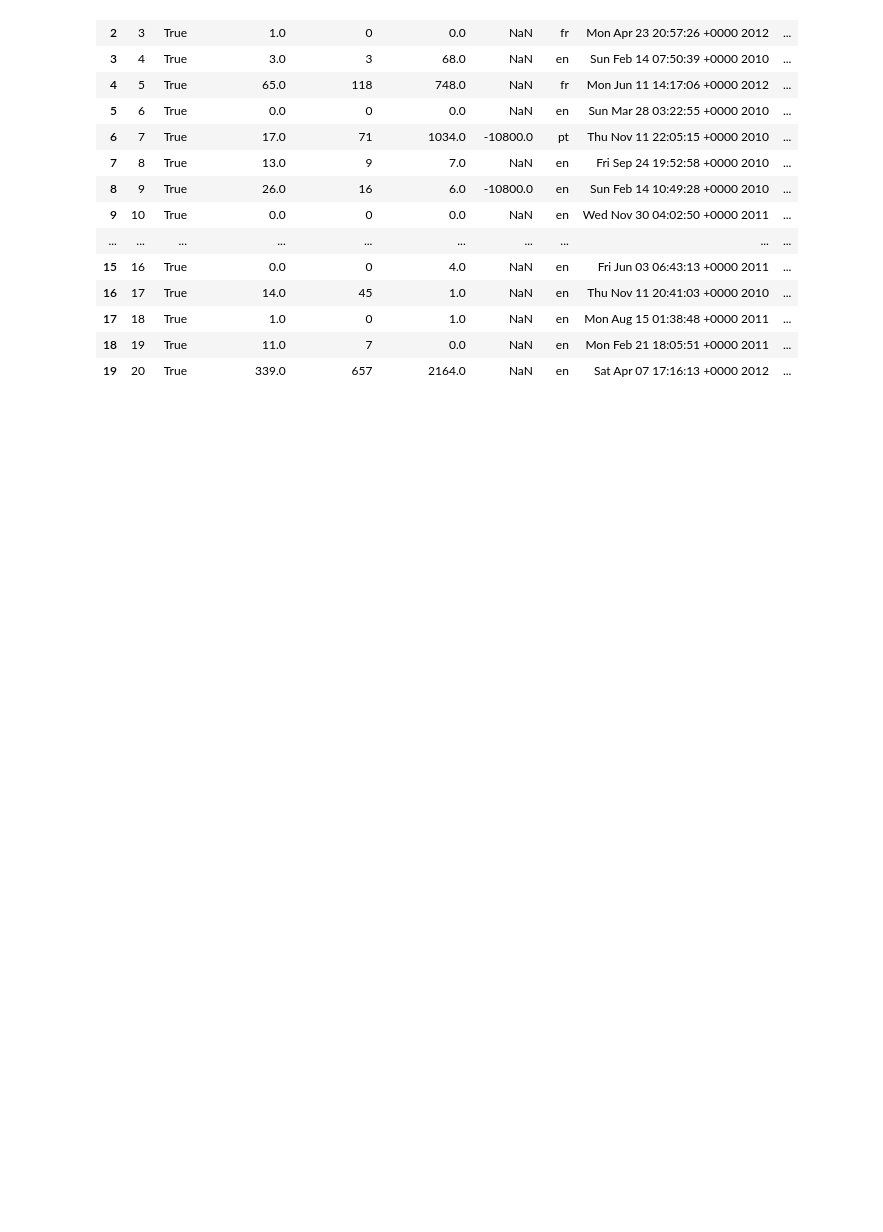
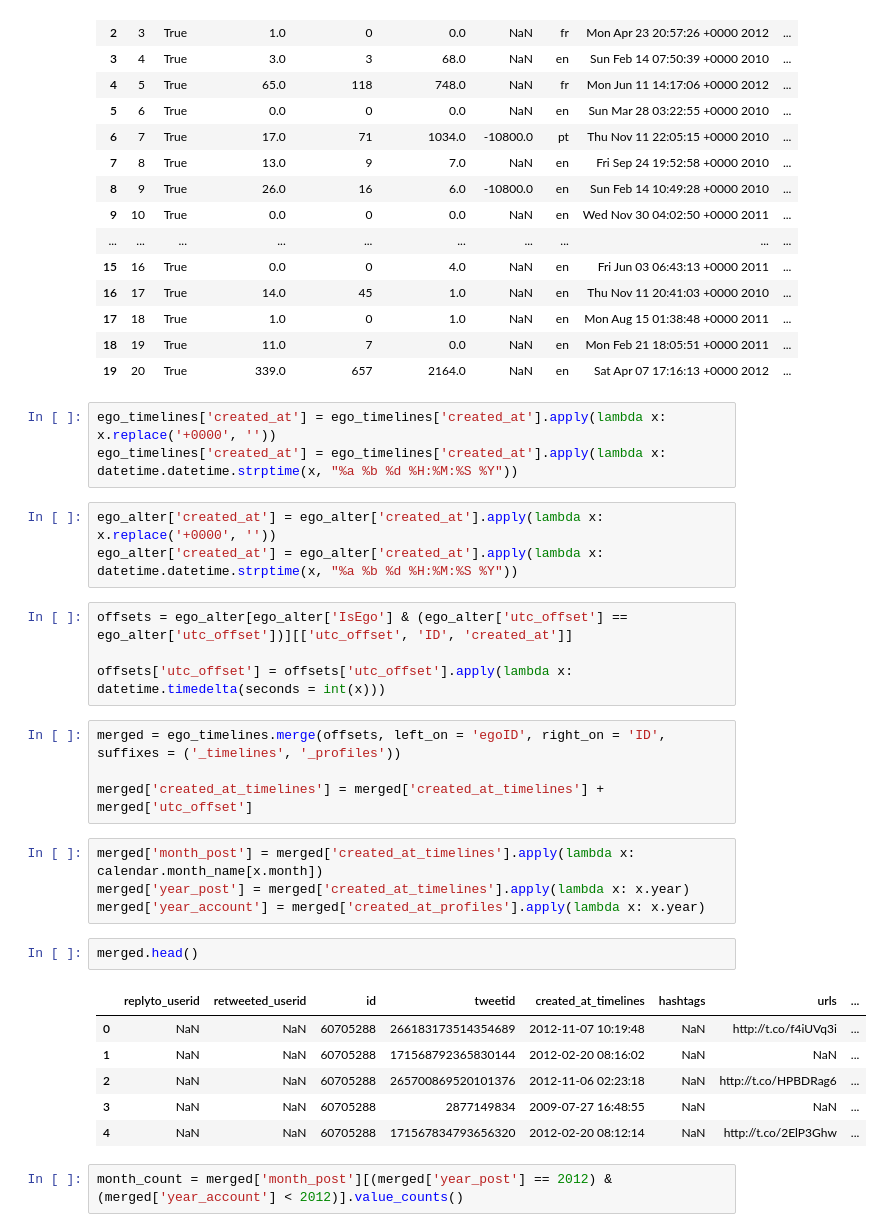
Before and after one commit to mathildeHermet/twitter_research_paper_extension, a Jupyter notebook: Untitled.ipynb, the cells around one changed output. Drawn from its saved outputs; the diff is of its cells as text; blank space fills up the shorter version.

Commit message:
Tweet per month

```diff
--- a/Untitled.ipynb
+++ b/Untitled.ipynb
@@ -70,3 +80,32 @@ ego_alter.head(20)
 | 17 | 18 | True | 1.0 | 0 | 1.0 | NaN | en | Mon Aug 15 01:38:48 +0000 2011 | ... |
 | 18 | 19 | True | 11.0 | 7 | 0.0 | NaN | en | Mon Feb 21 18:05:51 +0000 2011 | ... |
 | 19 | 20 | True | 339.0 | 657 | 2164.0 | NaN | en | Sat Apr 07 17:16:13 +0000 2012 | ... |
+# %%
+ego_timelines['created_at'] = ego_timelines['created_at'].apply(lambda x: x.replace('+0000', ''))
+ego_timelines['created_at'] = ego_timelines['created_at'].apply(lambda x: datetime.datetime.strptime(x, "%a %b %d %H:%M:%S %Y"))
+# %%
+ego_alter['created_at'] = ego_alter['created_at'].apply(lambda x: x.replace('+0000', ''))
+ego_alter['created_at'] = ego_alter['created_at'].apply(lambda x: datetime.datetime.strptime(x, "%a %b %d %H:%M:%S %Y"))
+# %%
+offsets = ego_alter[ego_alter['IsEgo'] & (ego_alter['utc_offset'] == ego_alter['utc_offset'])][['utc_offset', 'ID', 'created_at']]
+
+offsets['utc_offset'] = offsets['utc_offset'].apply(lambda x: datetime.timedelta(seconds = int(x)))
+# %%
+merged = ego_timelines.merge(offsets, left_on = 'egoID', right_on = 'ID', suffixes = ('_timelines', '_profiles'))
+
+merged['created_at_timelines'] = merged['created_at_timelines'] + merged['utc_offset']
+# %%
+merged['month_post'] = merged['created_at_timelines'].apply(lambda x: calendar.month_name[x.month])
+merged['year_post'] = merged['created_at_timelines'].apply(lambda x: x.year)
+merged['year_account'] = merged['created_at_profiles'].apply(lambda x: x.year)
+# %%
+merged.head()
+# %% [output]
+|  | replyto_userid | retweeted_userid | id | tweetid | created_at_timelines | hashtags | urls | ... |
+| 0 | NaN | NaN | 60705288 | 266183173514354689 | 2012-11-07 10:19:48 | NaN | http://t.co/f4iUVq3i | ... |
+| 1 | NaN | NaN | 60705288 | 171568792365830144 | 2012-02-20 08:16:02 | NaN | NaN | ... |
+| 2 | NaN | NaN | 60705288 | 265700869520101376 | 2012-11-06 02:23:18 | NaN | http://t.co/HPBDRag6 | ... |
+| 3 | NaN | NaN | 60705288 | 2877149834 | 2009-07-27 16:48:55 | NaN | NaN | ... |
+| 4 | NaN | NaN | 60705288 | 171567834793656320 | 2012-02-20 08:12:14 | NaN | http://t.co/2ElP3Ghw | ... |
+# %%
+month_count = merged['month_post'][(merged['year_post'] == 2012) & (merged['year_account'] < 2012)].value_counts()
```
Also changed, not shown: parts of 5 cells of this notebook.
